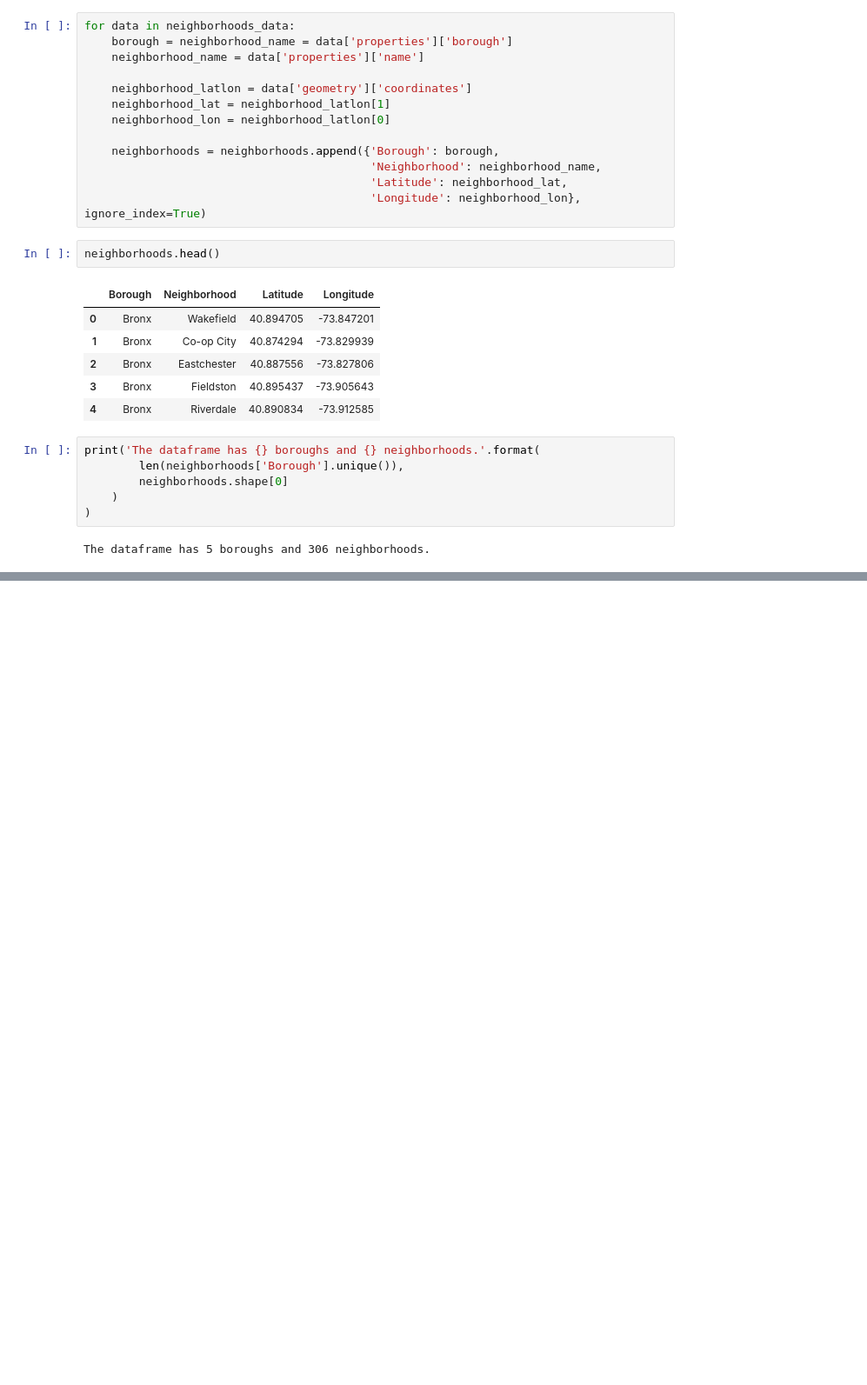
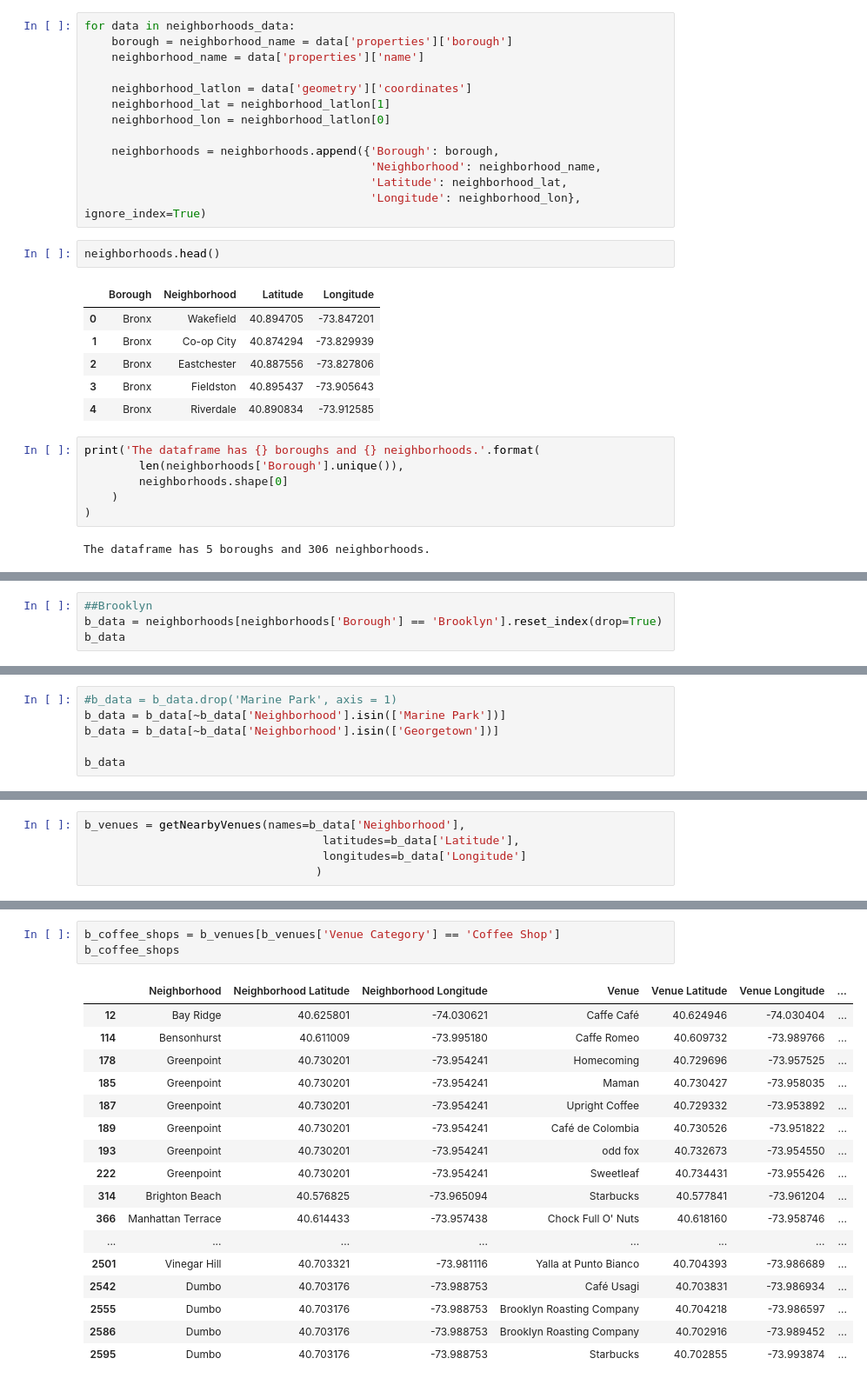
Before and after one commit to mcgreevey/IBM-Data-Specialization, a Jupyter notebook: NYBusinessIdea.ipynb, the cells around one changed output, grey strips where cells are left out. Shown at 87% size. Cells and saved outputs as stored; diff of their text form; blank space fills up the shorter version.

```diff
--- a/NYBusinessIdea.ipynb
+++ b/NYBusinessIdea.ipynb
@@ -160,0 +670,4 @@ The dataframe has 5 boroughs and 306 neighborhoods.
+# %%
+##Brooklyn
+b_data = neighborhoods[neighborhoods['Borough'] == 'Brooklyn'].reset_index(drop=True)
+b_data
@@ -160,0 +692,6 @@ The dataframe has 5 boroughs and 306 neighborhoods.
+# %%
+#b_data = b_data.drop('Marine Park', axis = 1)
+b_data = b_data[~b_data['Neighborhood'].isin(['Marine Park'])]
+b_data = b_data[~b_data['Neighborhood'].isin(['Georgetown'])]
+
+b_data
@@ -160,0 +716,5 @@ The dataframe has 5 boroughs and 306 neighborhoods.
+# %%
+b_venues = getNearbyVenues(names=b_data['Neighborhood'],
+                                   latitudes=b_data['Latitude'],
+                                   longitudes=b_data['Longitude']
+                                  )
@@ -160,0 +739,21 @@ The dataframe has 5 boroughs and 306 neighborhoods.
+# %%
+b_coffee_shops = b_venues[b_venues['Venue Category'] == 'Coffee Shop']
+b_coffee_shops
+# %% [output]
+|  | Neighborhood | Neighborhood Latitude | Neighborhood Longitude | Venue | Venue Latitude | Venue Longitude | ... |
+| 12 | Bay Ridge | 40.625801 | -74.030621 | Caffe Café | 40.624946 | -74.030404 | ... |
+| 114 | Bensonhurst | 40.611009 | -73.995180 | Caffe Romeo | 40.609732 | -73.989766 | ... |
+| 178 | Greenpoint | 40.730201 | -73.954241 | Homecoming | 40.729696 | -73.957525 | ... |
+| 185 | Greenpoint | 40.730201 | -73.954241 | Maman | 40.730427 | -73.958035 | ... |
+| 187 | Greenpoint | 40.730201 | -73.954241 | Upright Coffee | 40.729332 | -73.953892 | ... |
+| 189 | Greenpoint | 40.730201 | -73.954241 | Café de Colombia | 40.730526 | -73.951822 | ... |
+| 193 | Greenpoint | 40.730201 | -73.954241 | odd fox | 40.732673 | -73.954550 | ... |
+| 222 | Greenpoint | 40.730201 | -73.954241 | Sweetleaf | 40.734431 | -73.955426 | ... |
+| 314 | Brighton Beach | 40.576825 | -73.965094 | Starbucks | 40.577841 | -73.961204 | ... |
+| 366 | Manhattan Terrace | 40.614433 | -73.957438 | Chock Full O' Nuts | 40.618160 | -73.958746 | ... |
+| ... | ... | ... | ... | ... | ... | ... | ... |
+| 2501 | Vinegar Hill | 40.703321 | -73.981116 | Yalla at Punto Bianco | 40.704393 | -73.986689 | ... |
+| 2542 | Dumbo | 40.703176 | -73.988753 | Café Usagi | 40.703831 | -73.986934 | ... |
+| 2555 | Dumbo | 40.703176 | -73.988753 | Brooklyn Roasting Company | 40.704218 | -73.986597 | ... |
+| 2586 | Dumbo | 40.703176 | -73.988753 | Brooklyn Roasting Company | 40.702916 | -73.989452 | ... |
+| 2595 | Dumbo | 40.703176 | -73.988753 | Starbucks | 40.702855 | -73.993874 | ... |
```
Also changed, not shown: parts of 47 cells of this notebook.
